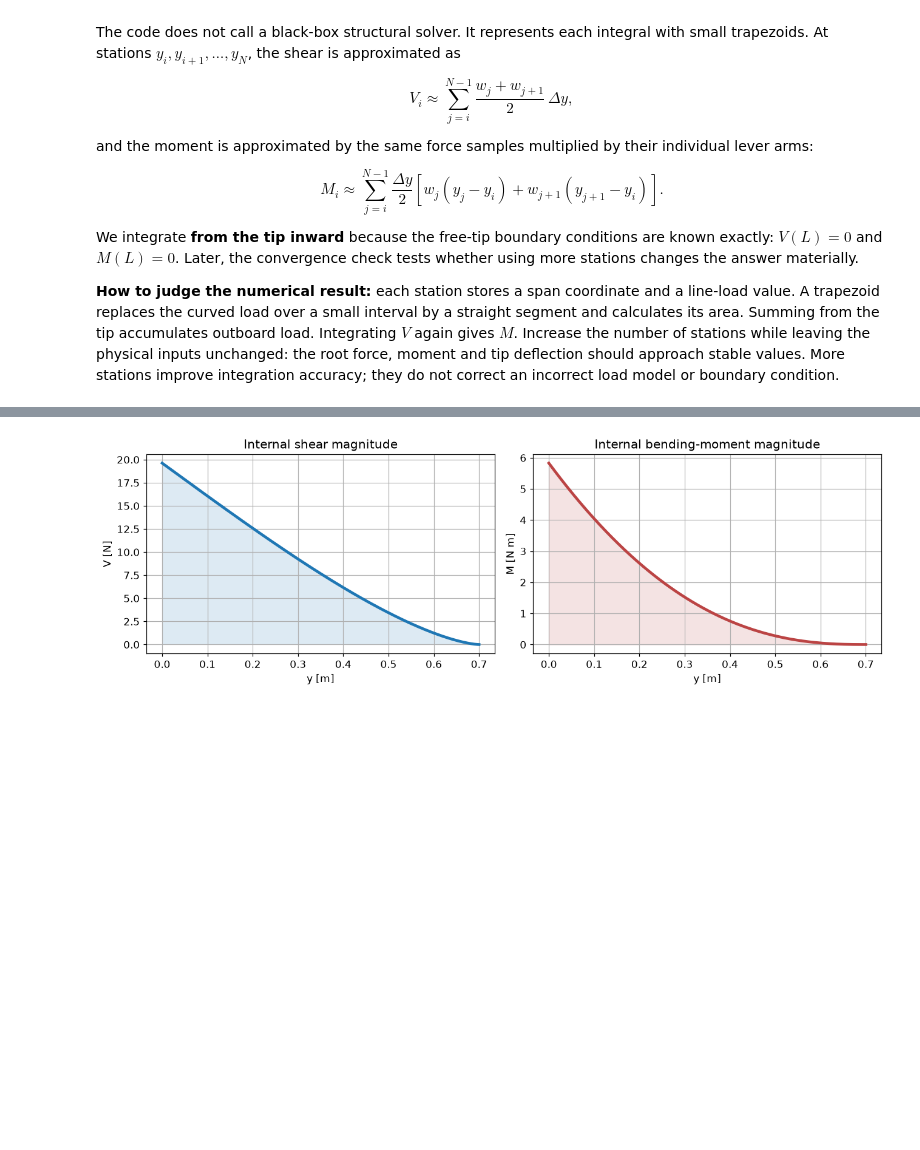
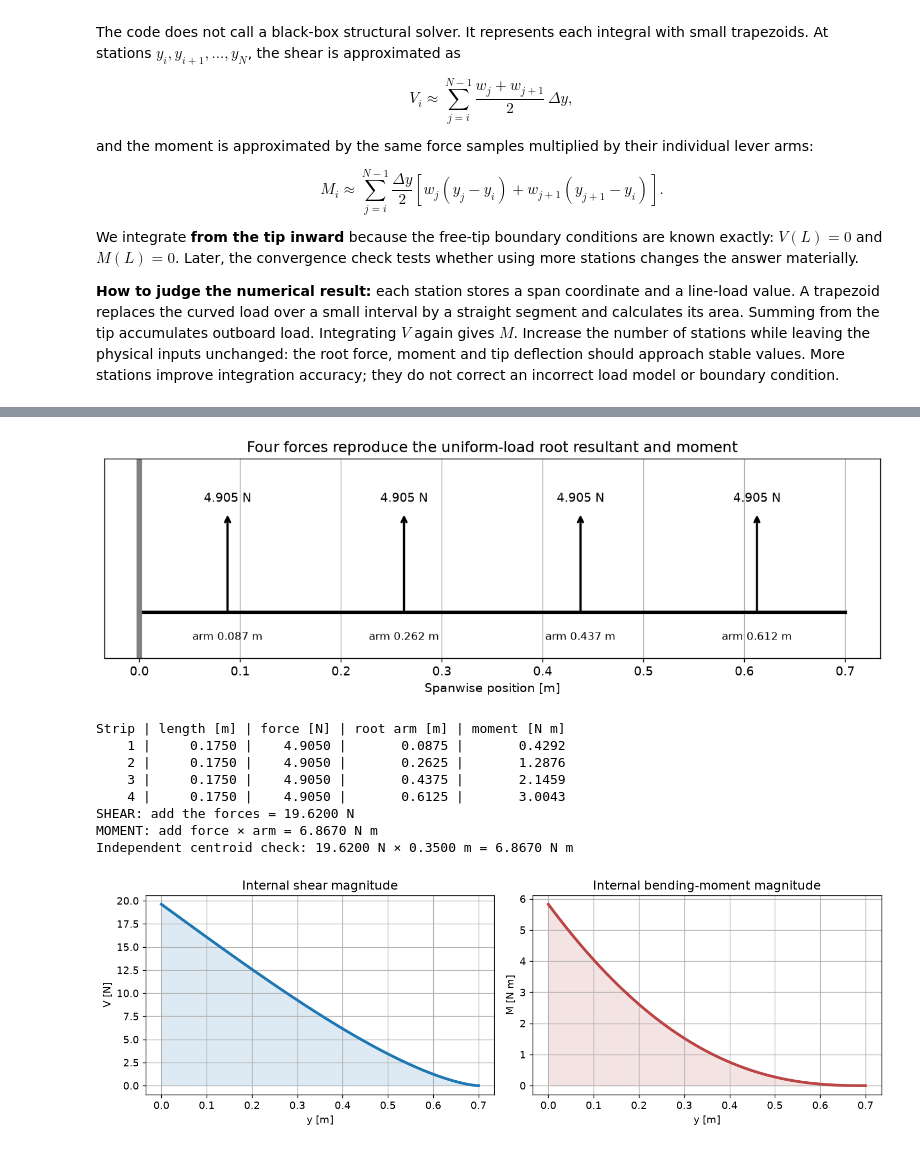
Before and after one commit to Ehsan-Roohi/Aerospace-Structures, a Jupyter notebook: notebooks/MIE446_Wing_Structural_Design_Numerical.ipynb, the cells around one changed output, grey strips where cells are left out. Cells and saved outputs as stored; diff of their text form; code cells hidden in the pictures; blank space fills up the shorter version.

```diff
--- a/notebooks/MIE446_Wing_Structural_Design_Numerical.ipynb
+++ b/notebooks/MIE446_Wing_Structural_Design_Numerical.ipynb
@@ -366,3 +479,37 @@ We integrate **from the tip inward** because the free-tip boundary conditions ar
+# %%
+#@title Worked arithmetic — four strip forces and their root lever arms
+strip_edges=np.linspace(0,L,5)
+strip_mid=(strip_edges[:-1]+strip_edges[1:])/2
+strip_force=np.full(4,F_HALF/4)  # Four equal strips under the uniform teaching load.
+strip_moment=strip_force*strip_mid
+print('Strip | length [m] | force [N] | root arm [m] | moment [N m]')
+for k in range(4):
+    print(f'{k+1:5d} | {np.diff(strip_edges)[k]:10.4f} | {strip_force[k]:9.4f} | {strip_mid[k]:12.4f} | {strip_moment[k]:12.4f}')
+print(f'SHEAR: add the forces = {strip_force.sum():.4f} N')
+print(f'MOMENT: add force × arm = {strip_moment.sum():.4f} N m')
+print(f'Independent centroid check: {F_HALF:.4f} N × {L/2:.4f} m = {F_HALF*L/2:.4f} N m')
+assert np.isclose(strip_force.sum(),F_HALF)
+assert np.isclose(strip_moment.sum(),F_HALF*L/2)
+fig,ax=plt.subplots(figsize=(10,3.5))
+ax.plot([0,L],[0,0],color='black',lw=3)
+for k,x in enumerate(strip_mid):
+    ax.annotate('',xy=(x,.65),xytext=(x,0),arrowprops=dict(arrowstyle='->',lw=2))
+    ax.text(x,.72,f'{strip_force[k]:.3f} N',ha='center')
+    ax.text(x,-.18,f'arm {x:.3f} m',ha='center',fontsize=10)
+ax.axvline(0,color='gray',lw=5)
+ax.set(xlim=(-.05*L,1.05*L),ylim=(-.3,1),xlabel='Spanwise position [m]',
+       title='Four forces reproduce the uniform-load root resultant and moment')
+ax.set_yticks([]); plt.tight_layout(); plt.show()
+# %% [output]
+[figure, added]
+Strip | length [m] | force [N] | root arm [m] | moment [N m]
+    1 |     0.1750 |    4.9050 |       0.0875 |       0.4292
+    2 |     0.1750 |    4.9050 |       0.2625 |       1.2876
+    3 |     0.1750 |    4.9050 |       0.4375 |       2.1459
+    4 |     0.1750 |    4.9050 |       0.6125 |       3.0043
+SHEAR: add the forces = 19.6200 N
+MOMENT: add force × arm = 6.8670 N m
+Independent centroid check: 19.6200 N × 0.3500 m = 6.8670 N m
 # %%
 #@title 2A. Numerical integration of shear and moment { display-mode: "form" }
 V = integrate_from_tip(w,y)
```
Also changed, not shown: parts of 22 cells of this notebook, 17 other files.
